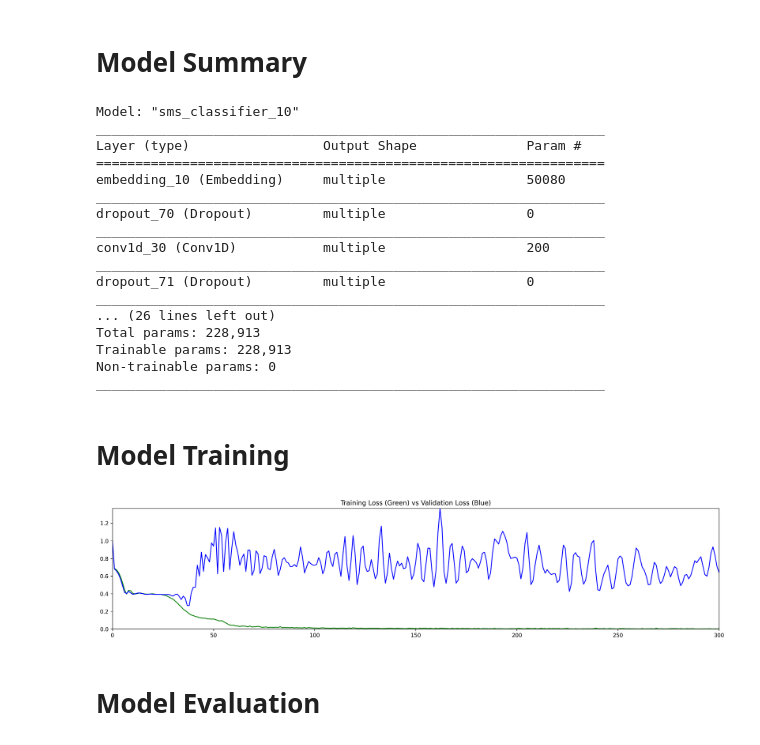
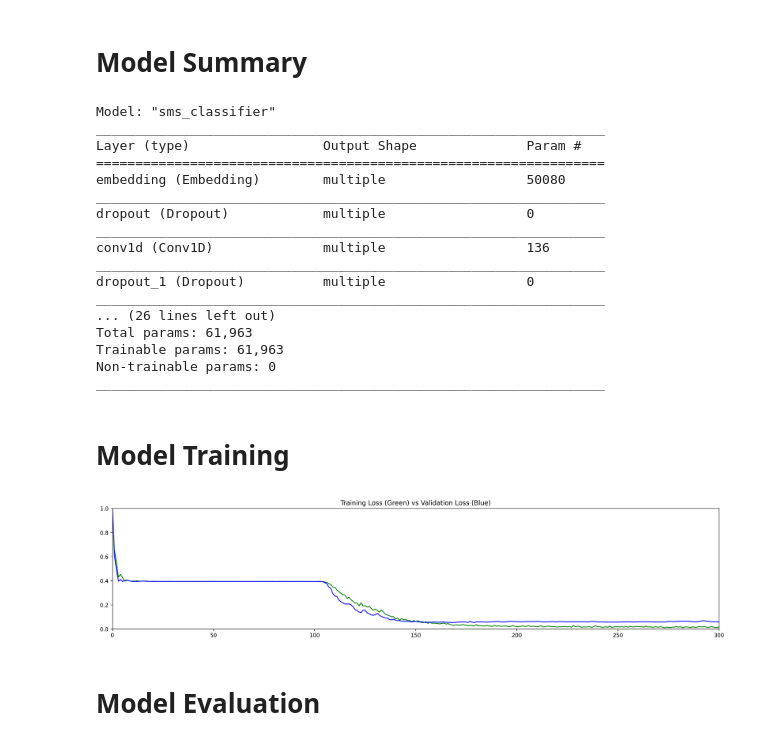
Before and after one commit to AzwadShameem/SMS_Filter, a Jupyter notebook: tensorflow/cnn_gru/cnn_gru.ipynb, the cells around one changed output. Cells and saved outputs as stored; diff of their text form; code cells hidden in the pictures.

```diff
--- a/tensorflow/cnn_gru/cnn_gru.ipynb
+++ b/tensorflow/cnn_gru/cnn_gru.ipynb
@@ -53,52 +53,41 @@ class SMSClassifier(Model):
         self.path = path
         self.embedding = Embedding(6260, 8)
         self.dropout1 = Dropout(0.5)
-        self.conv1 = Conv1D(8, kernel_size=3, strides=1)
+        self.conv1 = Conv1D(8, kernel_size=2, strides=2, activation="relu")
         self.dropout2 = Dropout(0.5)
-        self.conv2 = Conv1D(16, kernel_size=4, strides=1)
+        self.conv2 = Conv1D(12, kernel_size=3, strides=3, activation="relu")
         self.dropout3 = Dropout(0.5)
-        self.conv3 = Conv1D(24, kernel_size=5, strides=1)
+        self.conv3 = Conv1D(16, kernel_size=4, strides=4, activation="relu")
         self.dropout4 = Dropout(0.5)
-        self.gru1 = Bidirectional(GRU(24))
+        self.gru1 = Bidirectional(GRU(16, activation="tanh"))
         self.dropout5 = Dropout(0.5)
-        self.gru2 = Bidirectional(GRU(48))
+        self.gru2 = Bidirectional(GRU(20, activation="tanh"))
         self.dropout6 = Dropout(0.5)
-        self.gru3 = Bidirectional(GRU(96, activation="tanh"))
+        self.gru3 = Bidirectional(GRU(24, activation="tanh"))
         self.dropout7 = Dropout(0.5)
-        self.fc1 = Dense(200, activation="relu")
-        self.fc2 = Dense(100, activation="relu")
+        self.fc1 = Dense(30, activation="relu")
+        self.fc2 = Dense(15, activation="relu")
         self.fc3 = Dense(1, activation="sigmoid")
 
     def call(self, sentence):
         sentence = self.embedding(sentence)
         sentence = self.dropout1(sentence)
         sentence = self.conv1(sentence)
-        sentence = relu(sentence)
-        sentence = max_pool1d(sentence, ksize=3, strides=1, padding="SAME")
         sentence = self.dropout2(sentence)
         sentence = self.conv2(sentence)
-        sentence = relu(sentence)
-        sentence = max_pool1d(sentence, ksize=4, strides=1, padding="SAME")
         sentence = self.dropout3(sentence)
         sentence = self.conv3(sentence)
-        sentence = relu(sentence)
-        sentence = max_pool1d(sentence, ksize=5, strides=1, padding="SAME")
-        sentence = reshape(sentence, (sentence.shape[0], sentence.shape[2], sentence.shape[1]))
+        sentence = max_pool1d(sentence, ksize=5, strides=5, padding="SAME")
         sentence = self.dropout4(sentence)
         sentence = self.gru1(sentence)
-        sentence = relu(sentence)
         sentence = expand_dims(sentence, -1)
-        sentence = max_pool1d(sentence, ksize=6, strides=1, padding="SAME")
         sentence = self.dropout5(sentence)
         sentence = self.gru2(sentence)
-        sentence = relu(sentence)
         sentence = expand_dims(sentence, -1)
-        sentence = max_pool1d(sentence, ksize=7, strides=1, padding="SAME")
         sentence = self.dropout6(sentence)
         sentence = self.gru3(sentence)
-        sentence = relu(sentence)
         sentence = expand_dims(sentence, -1)
-        sentence = max_pool1d(sentence, ksize=8, strides=1, padding="SAME")
+        sentence = max_pool1d(sentence, ksize=6, strides=6, padding="SAME")
         sentence = squeeze(sentence)
         sentence = self.dropout7(sentence)
         sentence = self.fc1(sentence)
@@ -111,7 +100,6 @@ class SMSClassifier(Model):
             for epoch in (tracker := progress(range(epochs))):
                 tracker.set_description(f"Epoch #{epoch+1}")
                 # Train Step
-                self.train_step(datasets[0], optimizer, loss_fn)
                 train_loss.append(self.train_step(datasets[0], optimizer, loss_fn))
                 # Eval Step
                 valid_loss.append(self.eval_step(datasets[1], loss_fn))
@@ -153,7 +141,7 @@ class SMSClassifier(Model):
     def evaluate(self, dataset, y_pred=[], y_true=[]):
         self.load(self.path)
         for step, batch in enumerate(dataset):
-            y_pred.extend([int(prediction[0] > 1e-3) for prediction in (self(batch[0], training=False).numpy())])
+            y_pred.extend([int(prediction[0] > 0.17) for prediction in (self(batch[0], training=False).numpy())])
             y_true.extend(batch[1])
         accuracy = accuracy_score(y_true, y_pred)
         precision = precision_score(y_true, y_pred, zero_division=0)
@@ -190,29 +178,29 @@ class SMSClassifier(Model):
 model = SMSClassifier(path="../../models/cnn_gru.h5")
 model.print()
 # %% [output]
-Model: "sms_classifier_10"
+Model: "sms_classifier"
 _________________________________________________________________
 Layer (type)                 Output Shape              Param #
 =================================================================
-embedding_10 (Embedding)     multiple                  50080
+embedding (Embedding)        multiple                  50080
 _________________________________________________________________
-dropout_70 (Dropout)         multiple                  0
+dropout (Dropout)            multiple                  0
 _________________________________________________________________
-conv1d_30 (Conv1D)           multiple                  200
+conv1d (Conv1D)              multiple                  136
 _________________________________________________________________
-dropout_71 (Dropout)         multiple                  0
+dropout_1 (Dropout)          multiple                  0
 _________________________________________________________________
 ... (26 lines left out)
-Total params: 228,913
-Trainable params: 228,913
+Total params: 61,963
+Trainable params: 61,963
 Non-trainable params: 0
 _________________________________________________________________
 # %% [markdown]
 # Model Training
 # %%
-model.fit([train_dataset, valid_dataset], 300, Adam(learning_rate=1e-3), BinaryCrossentropy())
+model.fit([train_dataset, valid_dataset], 300, Adam(learning_rate=1e-2), BinaryCrossentropy())
 # %% [output]
-[figure, old version]
+[figure, new version]
 # %% [markdown]
 # Model Evaluation
 # %%
```
Also changed, not shown: parts of 5 cells of this notebook, 8 other files.
